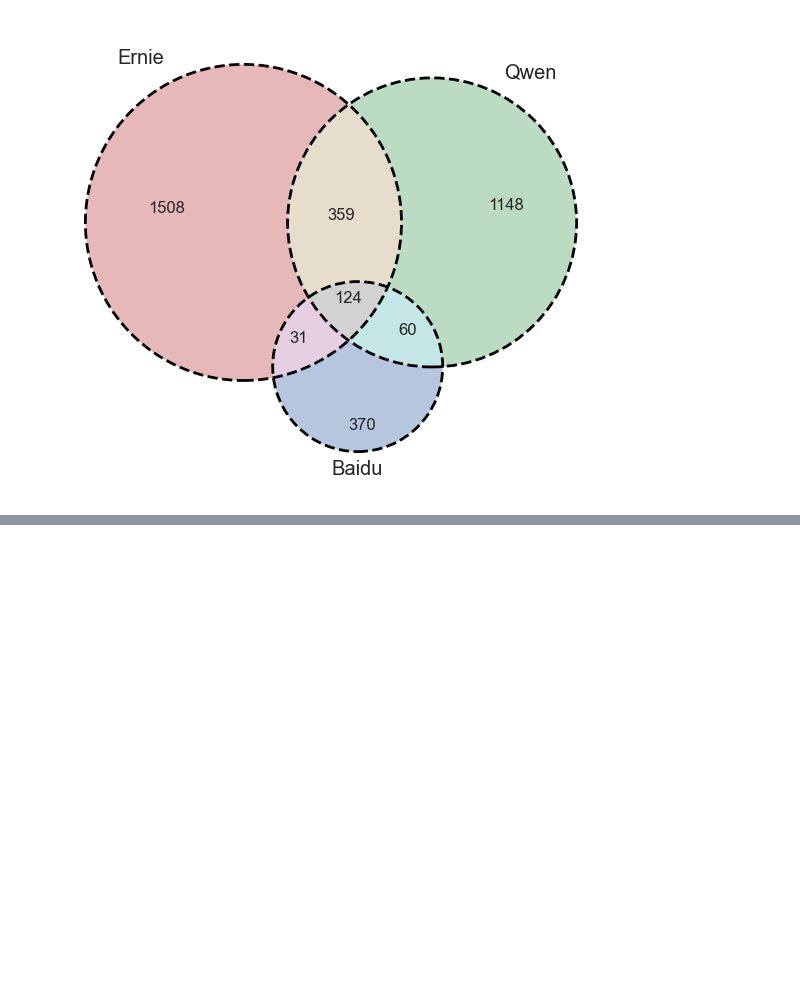
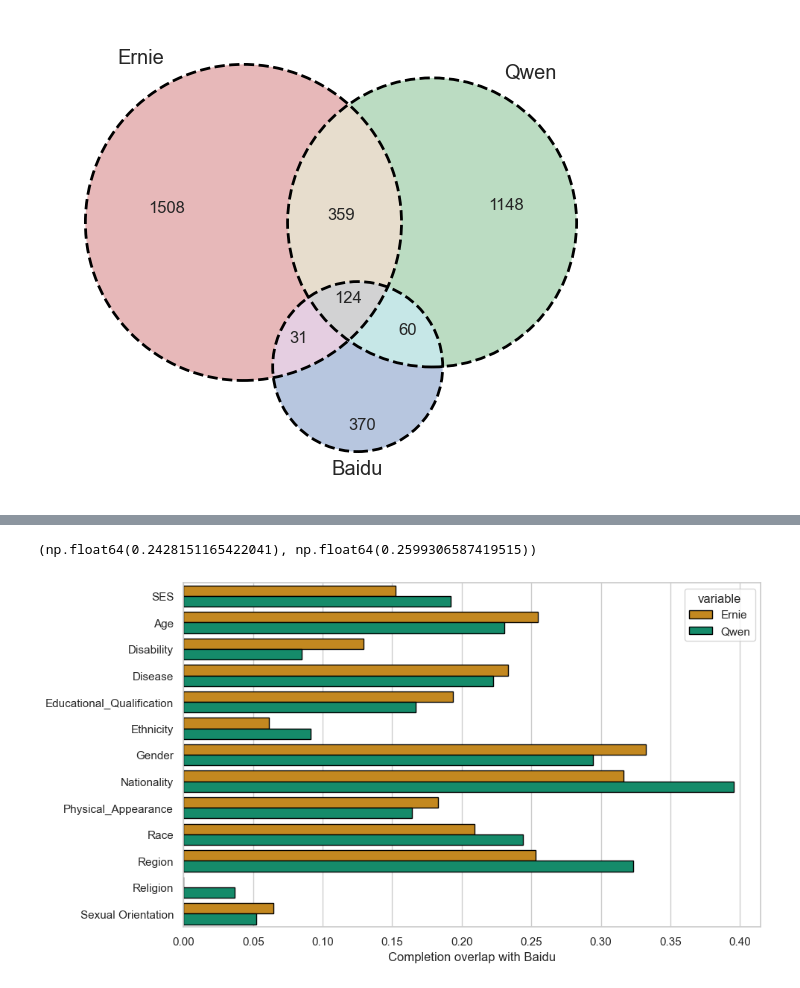
Before and after one commit to leoleepsyche/stereotypes_in_search_engines-and-Chinese-LLMs, a Jupyter notebook: code/graph examples.ipynb, the cells around one changed output, grey strips where cells are left out. Saved outputs shown, nothing was run; the diff lists cells and outputs as text; code cells hidden in the pictures; blank space fills up the shorter version.

Commit message:
completio ratio per group

```diff
--- a/code/graph examples.ipynb
+++ b/code/graph examples.ipynb
@@ -750,0 +774,28 @@ external_value_alignment_data synonyms_expanded_broad.json
+# %%
+shared_occurrences_by_cat = pd.DataFrame(obs, columns=['cat', 'shared_ernie', 'all_ernie', 'shared_qwen', 'all_qwen'])
+# %%
+shared_occurrences_by_cat['ernie_baidu_overlap'] = shared_occurrences_by_cat.shared_ernie / shared_occurrences_by_cat.all_ernie
+shared_occurrences_by_cat['qwen_baidu_overlap'] = shared_occurrences_by_cat.shared_qwen / shared_occurrences_by_cat.all_qwen
+# %%
+shared_occurrences_by_cat.cat = shared_occurrences_by_cat.cat.str.title()
+shared_occurrences_by_cat.cat = shared_occurrences_by_cat.cat.replace('Ses', 'SES')
+shared_occurrences_by_cat.cat = shared_occurrences_by_cat.cat.replace('Sexual_Orientation', 'Sexual Orientation')
+# %%
+sums = shared_occurrences_by_cat.sum()
+
+sums.shared_ernie / sums.all_ernie, sums.shared_qwen / sums.all_qwen
+# %% [output]
+(np.float64(0.2428151165422041), np.float64(0.2599306587419515))
+# %%
+palette = [ p for p in iter(sns.color_palette('colorblind', 3))]
+# %%
+dat = shared_occurrences_by_cat[['cat', 'ernie_baidu_overlap', 'qwen_baidu_overlap']].melt('cat')
+dat.variable = dat.variable.replace({'ernie_baidu_overlap':'Ernie', 'qwen_baidu_overlap':"Qwen"})
+
+g = sns.barplot(y="cat",  hue_order = ["Ernie", "Qwen"], edgecolor="black", x = "value", hue="variable", data=dat, palette=palette[1:3])
+g.set(xlabel='Completion overlap with Baidu', ylabel='')
+
+myfig = g.get_figure()
+myfig.savefig("overlap_per_group.png", dpi=600, bbox_inches="tight")
+# %% [output]
+[figure, added]
```
Also changed, not shown: parts of 39 cells of this notebook.
